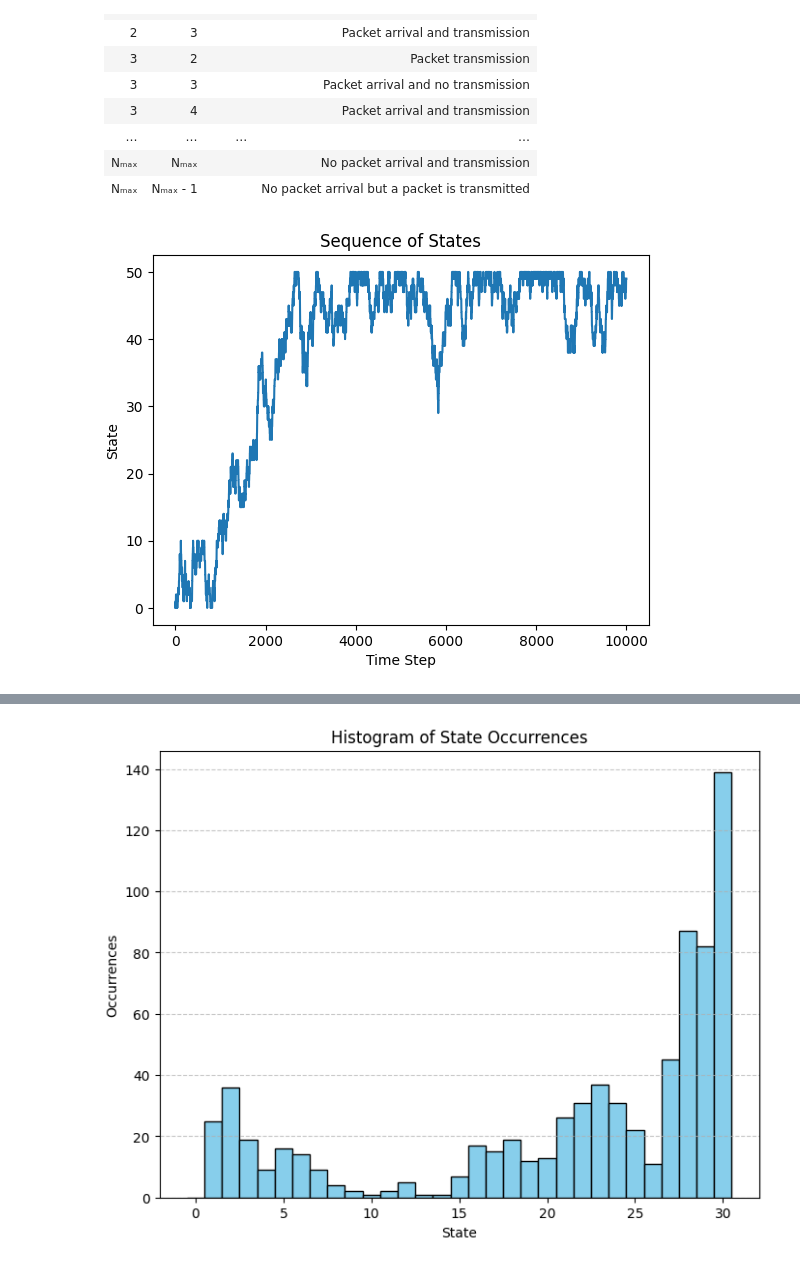
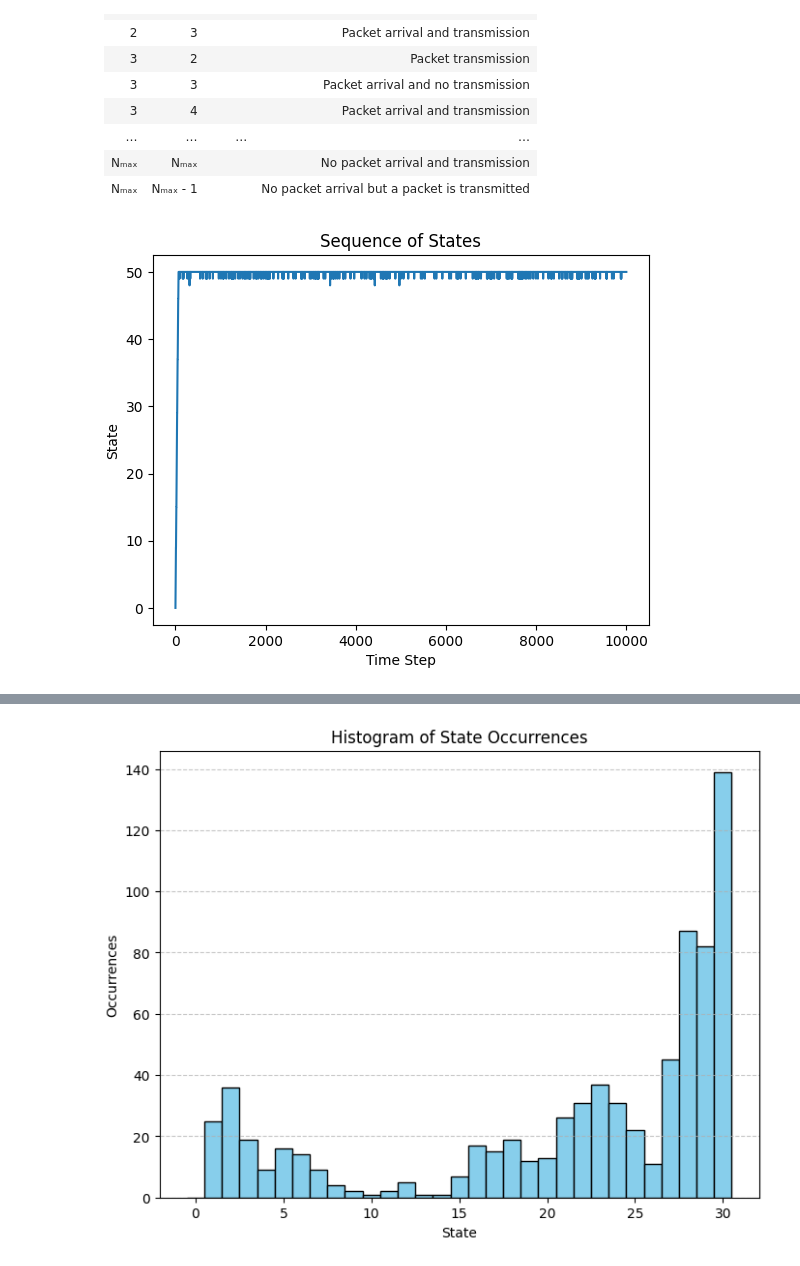
Before and after one commit to cpas0004/Monash2026, a Jupyter notebook: ECE4045/Labs/Lab 2/Lab2 -Moodle version_2025.ipynb, the cells around one changed output, grey strips where cells are left out. Saved outputs shown, nothing was run; the diff lists cells and outputs as text; code cells hidden in the pictures.

```diff
--- a/ECE4045/Labs/Lab 2/Lab2 -Moodle version_2025.ipynb
+++ b/ECE4045/Labs/Lab 2/Lab2 -Moodle version_2025.ipynb
@@ -330,37 +330,37 @@ def Discrete_MC(Nmax, P, IC, L):
 # a = float(input("Enter the probability of packet arrival (a) packets/sec: "))
 # b = float(input("Enter the probability of packet transmission (b) packets/sec: "))
 Nmax = 50
-a = 0.15
-b = 0.13
+a = 0.9
+b = 0.2
 
 # Define transition probabilities
 P = np.zeros((Nmax + 1, 3))
 #for N=0 state 0 buffer is empty
 P[0, :] = [0, 1 - a, a]
 r = [b * (1-a), a * b + (1 - a) * (1 - b), (1 - b) * a]
 #for N>0
 for n in range(1, Nmax):
     P[n, :] = r
 P[Nmax, :] = [(1 - a) * b, 1 - (1 - a) * b, 0]
 
 # Initial conditions
 IC = np.zeros(Nmax + 1)
 IC[0] = 1
 
 # Number of Events
 # L = int(input("Enter the number of events (L): "))
 L = 10000
 
 # Simulate the Markov chain
 Seq = Discrete_MC(Nmax, P, IC, L)
 # Plot the sequence of states
 plt.plot(Seq - 1)
 plt.title('Sequence of States')
 plt.xlabel('Time Step')
 plt.ylabel('State')
 plt.show()
 # %% [output]
-[figure, old version]
+[figure, new version]
 # %% [markdown]
 ### **Exercise-3**
 A  template for the Markov chain simulation of a Data Multiplexer is provided. Use this template and complete the following steps:
```
Also changed, not shown: parts of 1 cell of this notebook.
